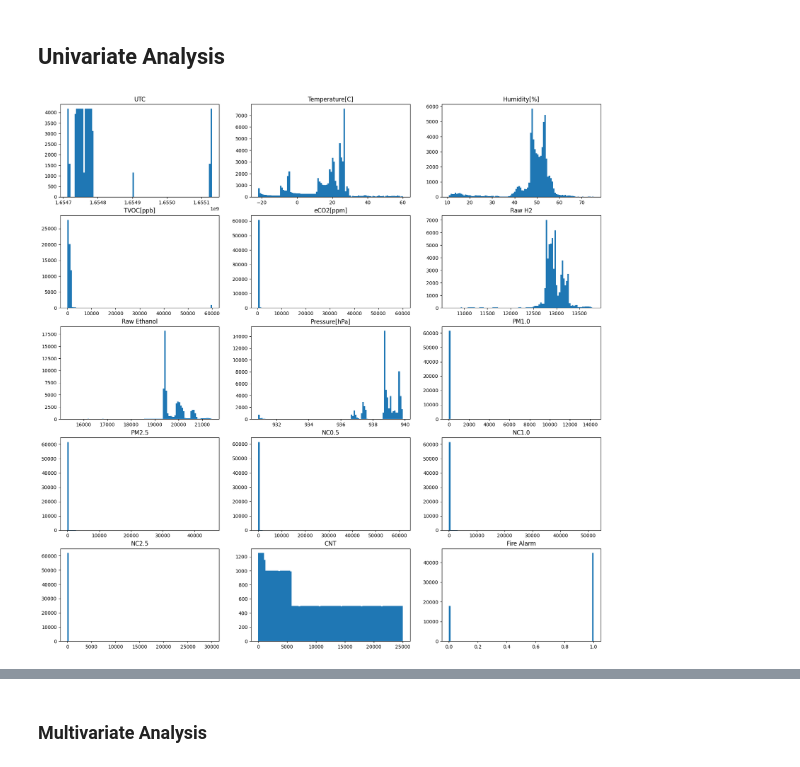
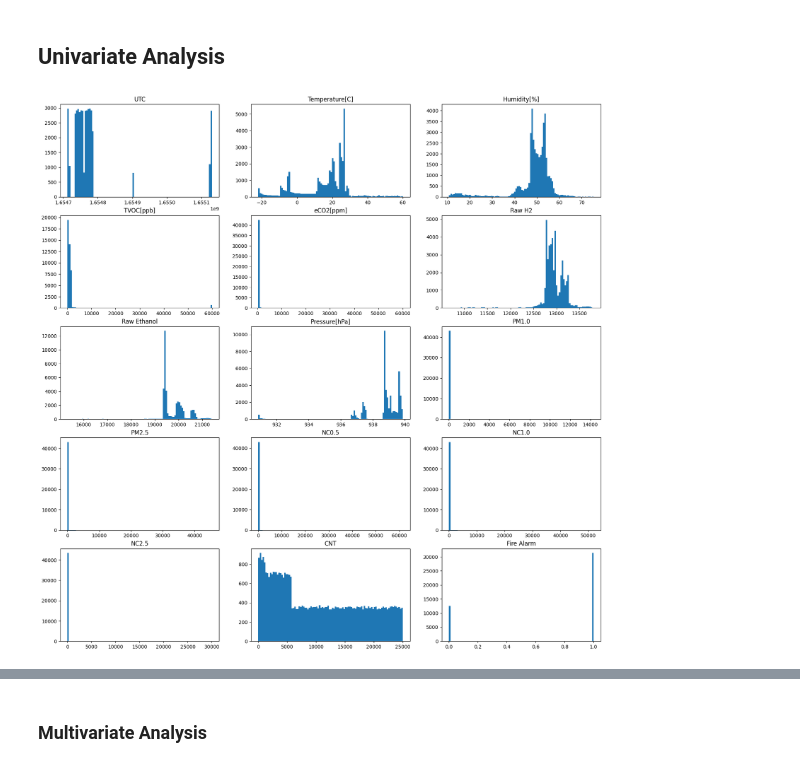
Before and after one commit to hendrikt1479/ml_project_final, a Jupyter notebook: notebooks/smoke.ipynb, the cells around one changed output, grey strips where cells are left out. Drawn from its saved outputs; the diff is of its cells as text; code cells hidden in the pictures.

```diff
--- a/notebooks/smoke.ipynb
+++ b/notebooks/smoke.ipynb
@@ -250,11 +252,11 @@ dataset_no_fire.describe()
 ## Univariate Analysis
 # %%
 fig, ax = plt.subplots(nrows=5, ncols=3, figsize=(20,20))
-for j,i in enumerate(ori.columns):
-    ax[j//3, j%3].hist(ori[i], bins=100)
+for j,i in enumerate(dataset.columns):
+    ax[j//3, j%3].hist(dataset[i], bins=100)
     ax[j//3, j%3].set_title(i)
 plt.show()
 # %% [output]
-[figure, old version]
+[figure, new version]
 # %%
 fig, ax = plt.subplots(nrows=5, ncols=3, figsize=(20,30))
```
Also changed, not shown: parts of 10 cells of this notebook, 7 other files.
